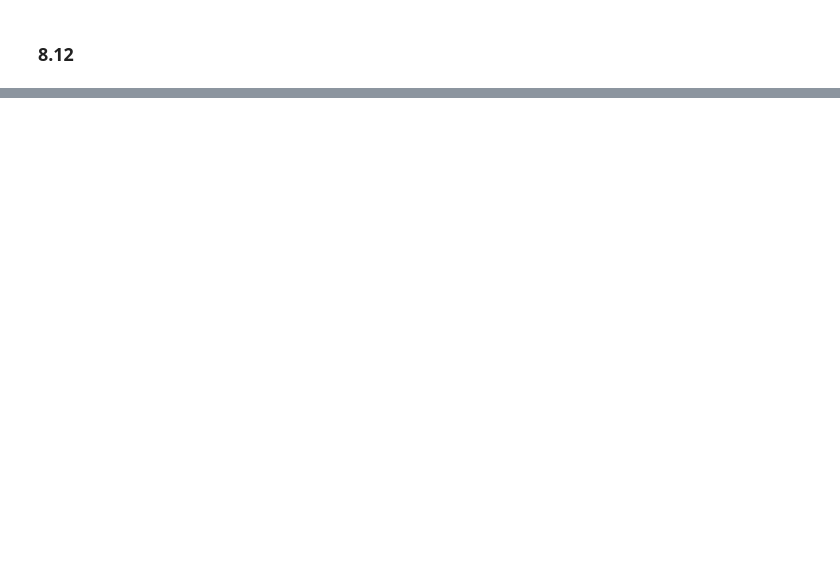
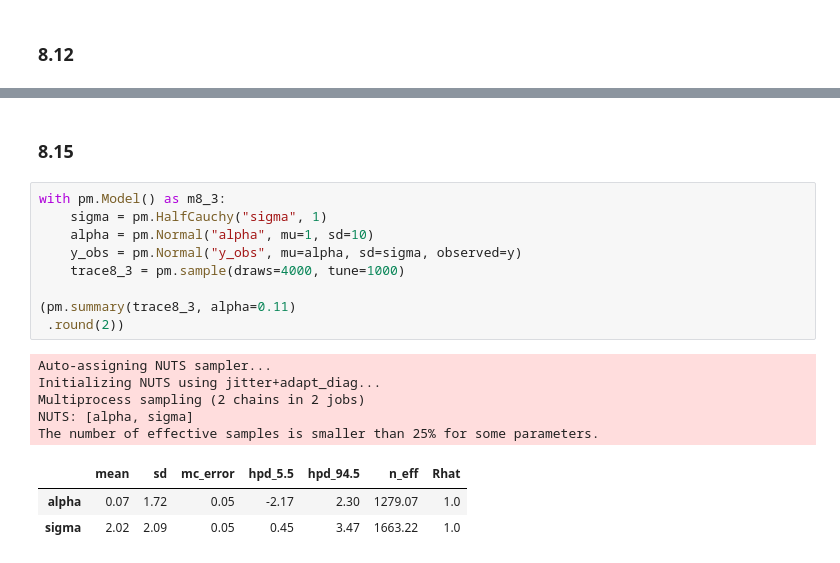
Before and after one commit to grinnbearit/statistical_rethinking, a Jupyter notebook: chapter_8.ipynb, the cells around one changed output, grey strips where cells are left out. Drawn from its saved outputs; the diff is of its cells as text; blank space fills up the shorter version.

```diff
--- a/chapter_8.ipynb
+++ b/chapter_8.ipynb
@@ -197,0 +230,20 @@ pm.traceplot(trace8_1stan, varnames=["a", "bR", "bA", "bAR", "sigma"]);
+# %% [markdown]
+### 8.15
+# %%
+with pm.Model() as m8_3:
+    sigma = pm.HalfCauchy("sigma", 1)
+    alpha = pm.Normal("alpha", mu=1, sd=10)
+    y_obs = pm.Normal("y_obs", mu=alpha, sd=sigma, observed=y)
+    trace8_3 = pm.sample(draws=4000, tune=1000)
+
+(pm.summary(trace8_3, alpha=0.11)
+ .round(2))
+# %% [output]
+Auto-assigning NUTS sampler...
+Initializing NUTS using jitter+adapt_diag...
+Multiprocess sampling (2 chains in 2 jobs)
+NUTS: [alpha, sigma]
+The number of effective samples is smaller than 25% for some parameters.
+|  | mean | sd | mc_error | hpd_5.5 | hpd_94.5 | n_eff | Rhat |
+| alpha | 0.07 | 1.72 | 0.05 | -2.17 | 2.30 | 1279.07 | 1.0 |
+| sigma | 2.02 | 2.09 | 0.05 | 0.45 | 3.47 | 1663.22 | 1.0 |
```
Also changed, not shown: parts of 21 cells of this notebook.
